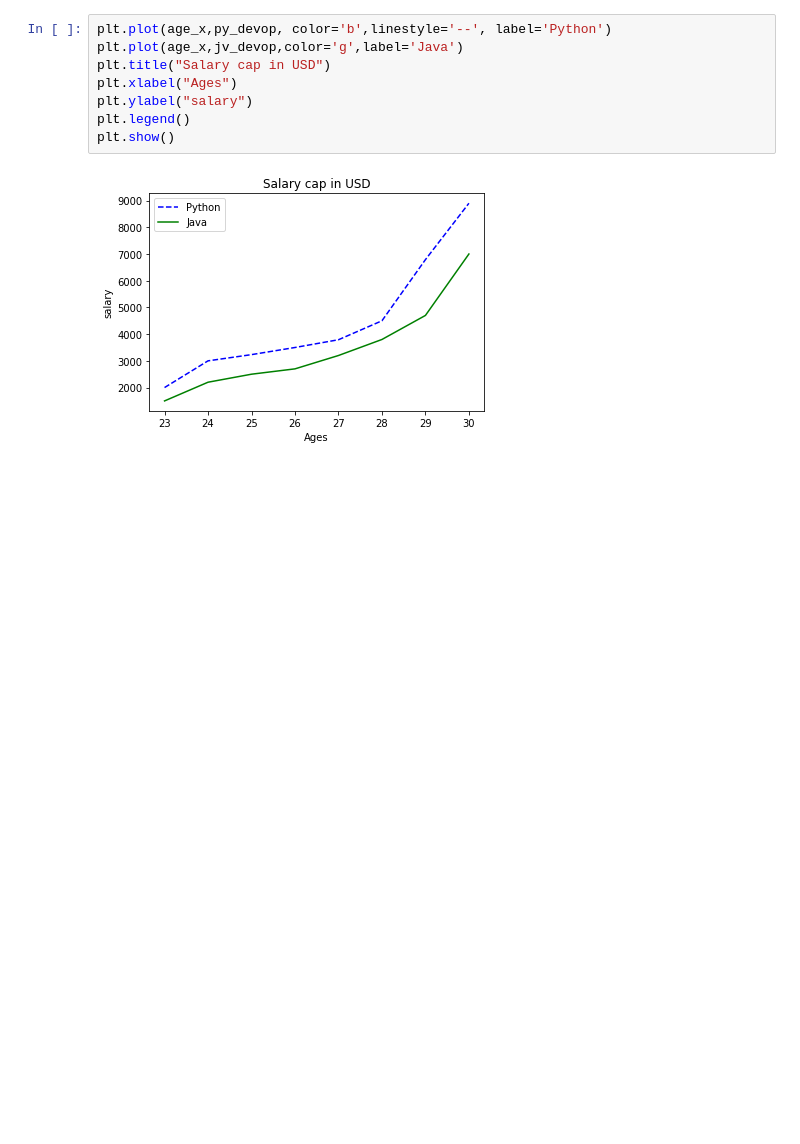
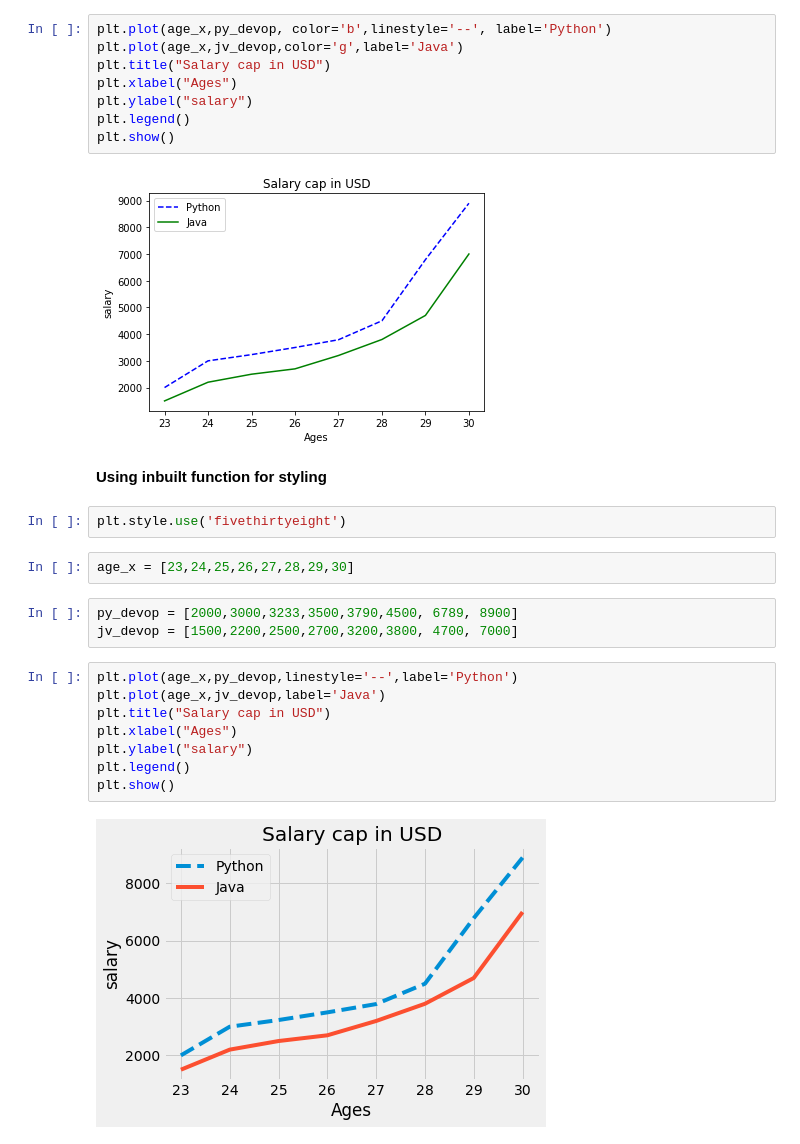
Before and after one commit to Amar-Pawar/Python-Library-Programs, a Jupyter notebook: Matplotlib/MatplotlibBasics/two_lines_diff_style.ipynb, the cells around one changed output. Saved outputs shown, nothing was run; the diff lists cells and outputs as text; blank space fills up the shorter version.

Commit message:
[Amar Pawar] Add:Program to draw two lines on same plot with different styles

```diff
--- a/Matplotlib/MatplotlibBasics/two_lines_diff_style.ipynb
+++ b/Matplotlib/MatplotlibBasics/two_lines_diff_style.ipynb
@@ -29,3 +29,22 @@ plt.legend()
 plt.show()
 # %% [output]
 [figure]
+# %% [markdown]
+**Using inbuilt function for styling**
+# %%
+plt.style.use('fivethirtyeight')
+# %%
+age_x = [23,24,25,26,27,28,29,30]
+# %%
+py_devop = [2000,3000,3233,3500,3790,4500, 6789, 8900]
+jv_devop = [1500,2200,2500,2700,3200,3800, 4700, 7000]
+# %%
+plt.plot(age_x,py_devop,linestyle='--',label='Python')
+plt.plot(age_x,jv_devop,label='Java')
+plt.title("Salary cap in USD")
+plt.xlabel("Ages")
+plt.ylabel("salary")
+plt.legend()
+plt.show()
+# %% [output]
+[figure, added]
```
